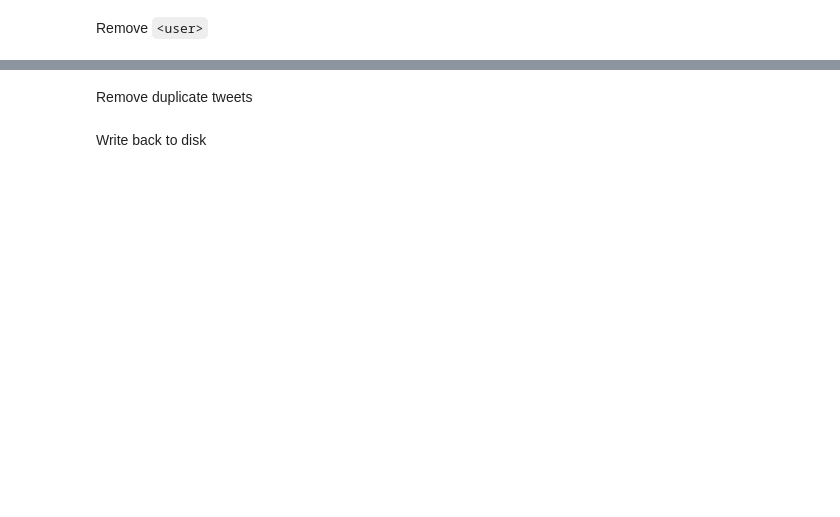
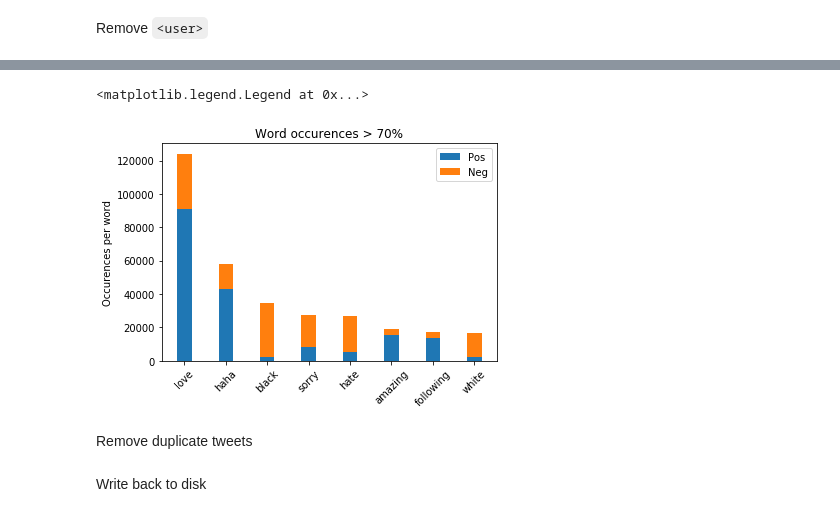
Before and after one commit to ecaquot/ML_project2, a Jupyter notebook: project_text_classification/clean.ipynb, the cells around one changed output, grey strips where cells are left out. Saved outputs shown, nothing was run; the diff lists cells and outputs as text; code cells hidden in the pictures; blank space fills up the shorter version.

```diff
--- a/project_text_classification/clean.ipynb
+++ b/project_text_classification/clean.ipynb
@@ -15,0 +67,5 @@ neg_df["tweets"] = neg_df["tweets"].str.replace("<user> ", "")
+# %%
+results_pos = Counter()
+pos_df.tweets.str.lower().str.split().apply(results_pos.update)
+results_neg = Counter()
+neg_df.tweets.str.lower().str.split().apply(results_neg.update)
@@ -15,0 +85,11 @@ neg_df["tweets"] = neg_df["tweets"].str.replace("<user> ", "")
+# %%
+count_pos = results_pos.most_common(1000)
+count_neg = results_neg.most_common(1000)
+
+dict_count_pos = dict(count_pos)
+dict_count_neg = dict(count_neg)
+
+both = dict_count_pos.keys() & (dict_count_neg.keys())
+
+count_total = [(word, dict_count_pos[word]+dict_count_neg[word]) for word in both]
+dict_both = dict(count_total)
@@ -16,3 +122,28 @@ neg_df["tweets"] = neg_df["tweets"].str.replace("<user> ", "")
+# %%
+word = ['love','haha','black', 'sorry','hate','amazing','following','white']
+pos = [dict_count_pos[w] for w in word]
+neg = [dict_count_neg[w] for w in word]
+# %%
+import numpy as np
+import matplotlib.pyplot as plt
+
+
+N = len(word)
+ind = np.arange(N)    # the x locations for the groups
+width = 0.35       # the width of the bars: can also be len(x) sequence
+
+p1 = plt.bar(ind, pos, width)
+p2 = plt.bar(ind, neg, width,
+             bottom=pos)
+
+plt.ylabel('Occurences per word')
+plt.title('Word occurences > 70%')
+plt.xticks(ind, word, rotation=45)
+#plt.yticks(np.arange(0, 81, 10))
+plt.legend((p1[0], p2[0]), ('Pos', 'Neg'))
+# %% [output]
+<matplotlib.legend.Legend at 0x...>
+[figure, added]
 # %% [markdown]
 Remove duplicate tweets
 # %%
```
Also changed, not shown: parts of 19 cells of this notebook, 1 other file.
